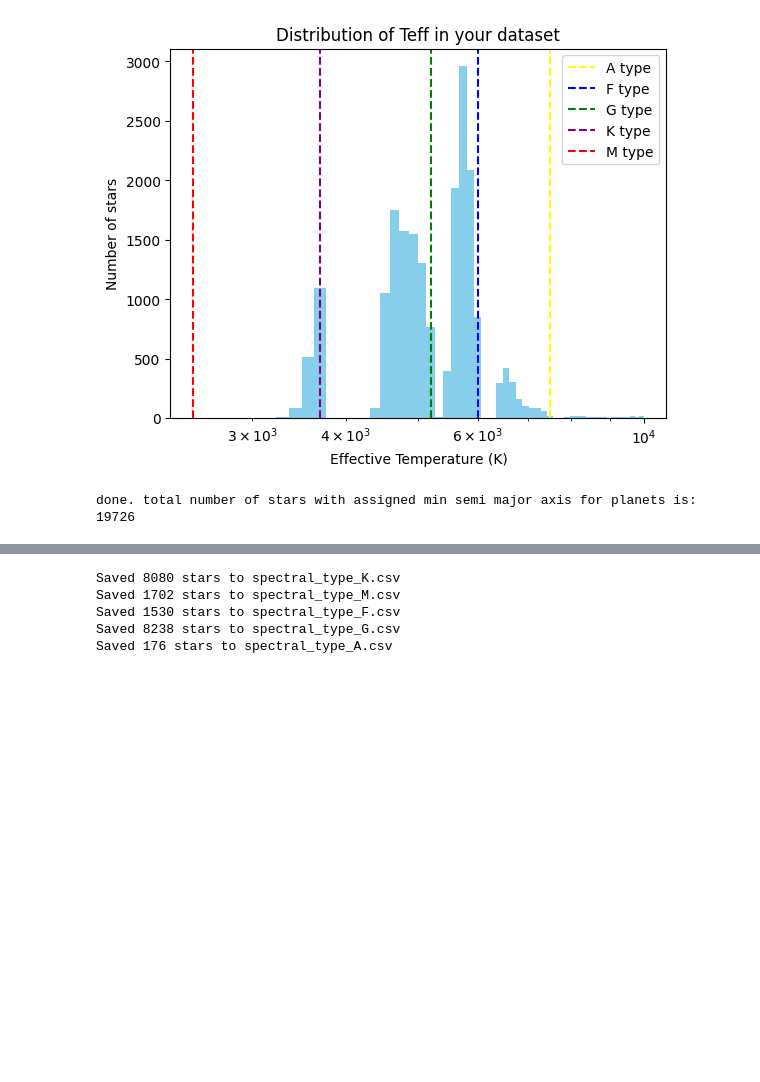
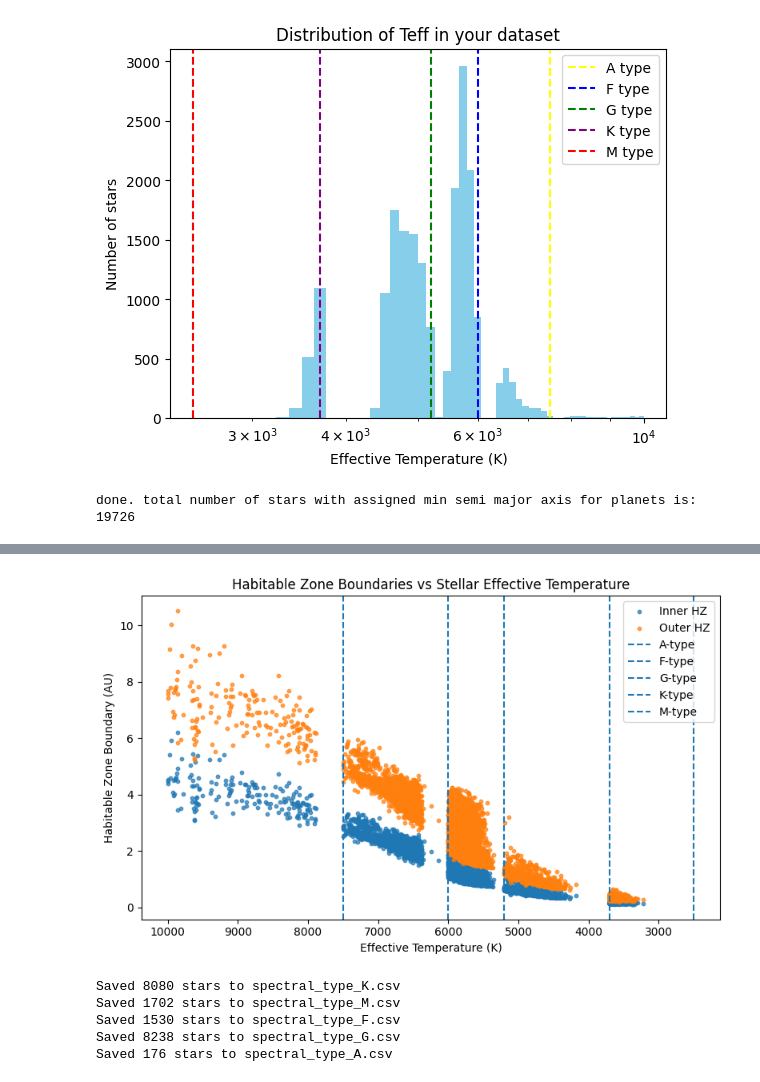
Before and after one commit to kishorrbaniyaa/astrometricprecision, a Jupyter notebook: research.ipynb, the cells around one changed output, grey strips where cells are left out. Drawn from its saved outputs; the diff is of its cells as text; code cells hidden in the pictures; blank space fills up the shorter version.

```diff
--- a/research.ipynb
+++ b/research.ipynb
@@ -219 +301,22 @@ done. total number of stars with assigned min semi major axis for planets is: 19
+# %%
+import matplotlib.pyplot as plt
+
+plt.figure(figsize=(8,5))
+plt.scatter(df['teff_gspphot'], df['HZ_inner_au'], s=10, alpha=0.7, label='Inner HZ')
+plt.scatter(df['teff_gspphot'], df['HZ_outer_au'], s=10, alpha=0.7, label='Outer HZ')
+
+# Spectral type boundaries (approximate)
+for x, label in zip([7500, 6000, 5200, 3700, 2500], ['A', 'F', 'G', 'K', 'M']):
+    plt.axvline(x=x, linestyle='--', label=f'{label}-type')
+
+plt.xlabel('Effective Temperature (K)')
+plt.ylabel('Habitable Zone Boundary (AU)')
+plt.gca().invert_xaxis()
+plt.legend()
+plt.title('Habitable Zone Boundaries vs Stellar Effective Temperature')
+plt.tight_layout()
+plt.savefig('hz_boundaries_vs_teff.pdf')
+plt.show()
+# %% [output]
+[figure, added]
 # %%
```
Also changed, not shown: parts of 6 cells of this notebook, 14 other files.
